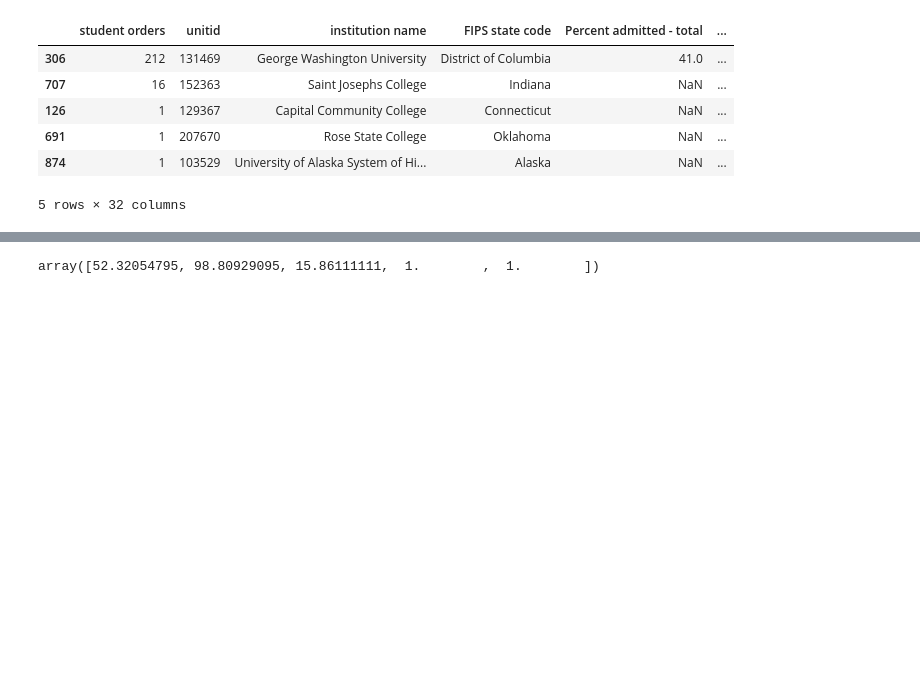
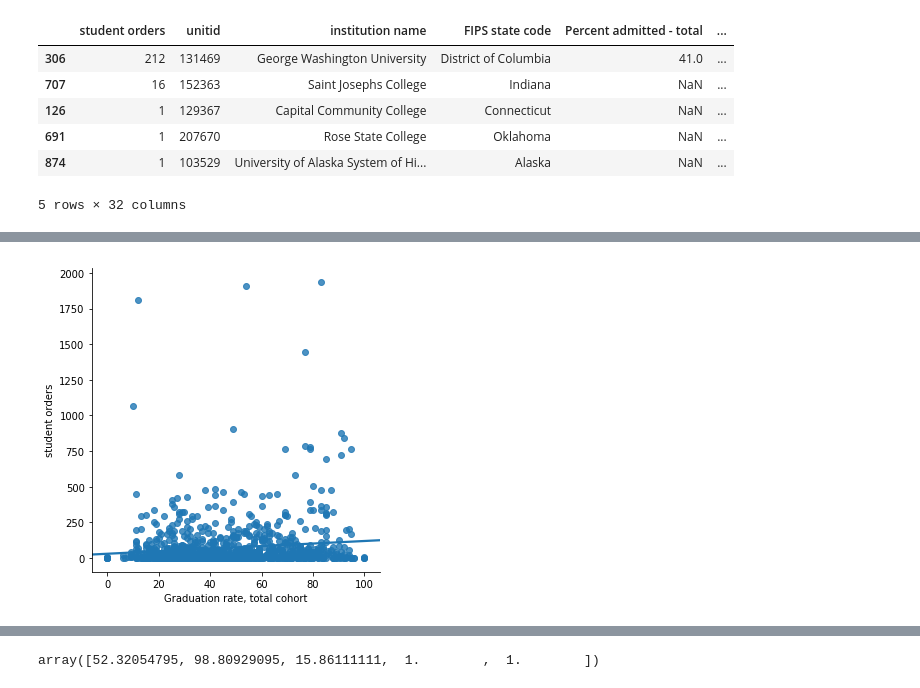
Before and after one commit to KayliBrownstein/data-science-flatworld-sales, a Jupyter notebook: institution_sales_eda.ipynb, the cells around one changed output, grey strips where cells are left out. Drawn from its saved outputs; the diff is of its cells as text; code cells hidden in the pictures; blank space fills up the shorter version.

```diff
--- a/institution_sales_eda.ipynb
+++ b/institution_sales_eda.ipynb
@@ -277,0 +300,4 @@ institutions.sample(n=10, random_state=1)
+# %%
+sns.lmplot(x='Graduation rate, total cohort', y='student orders', data=institutions, ci=None);
+# %% [output]
+[figure, added]
```
Also changed, not shown: parts of 12 cells of this notebook.
